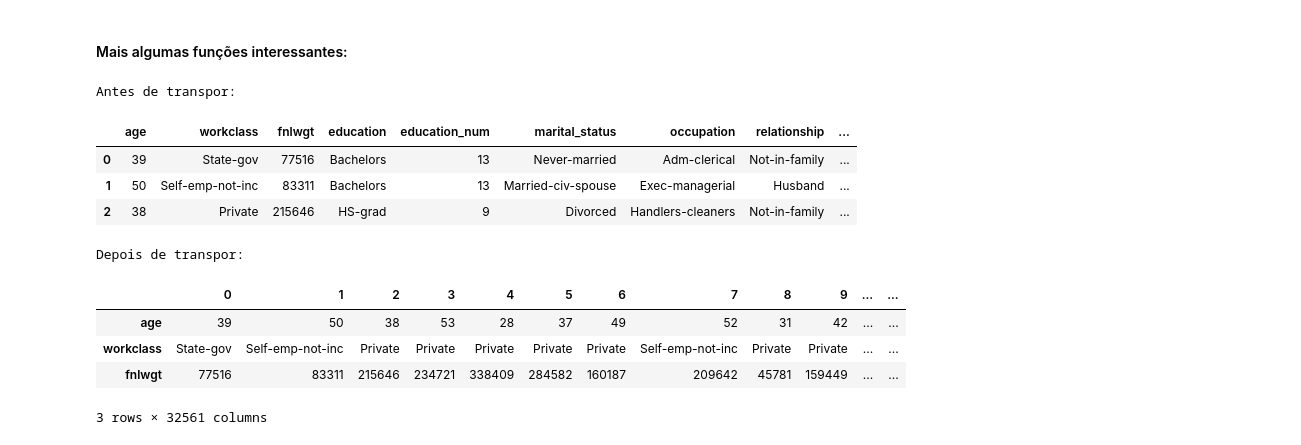
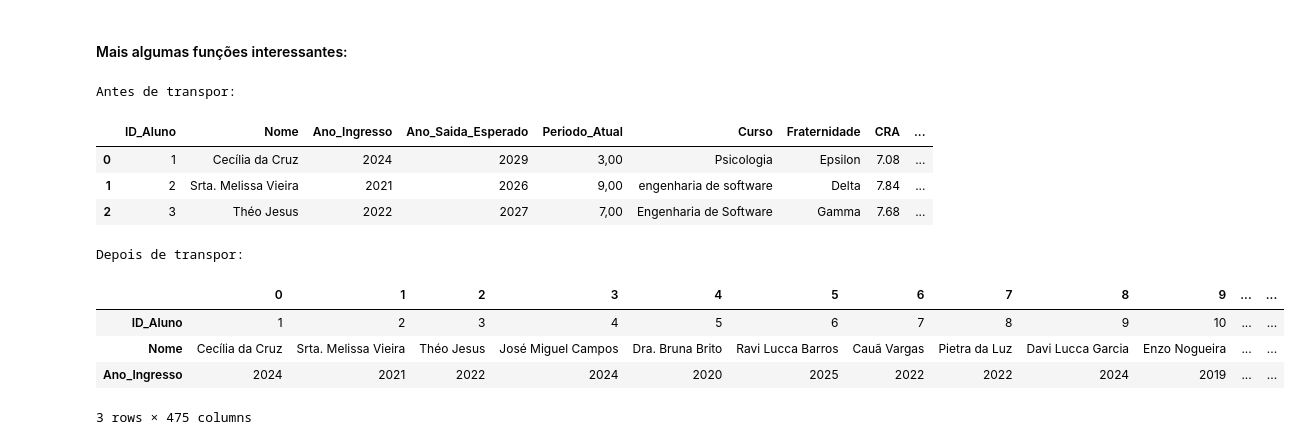
Before and after one commit to PETCC-UFRN/minicurso-ciencia-de-dados, a Jupyter notebook: aulas/Limpeza.ipynb, the cells around one changed output. Cells and saved outputs as stored; diff of their text form; code cells hidden in the pictures.

Commit message:
fix: Notebook de limpeza atualizado

```diff
--- a/aulas/Limpeza.ipynb
+++ b/aulas/Limpeza.ipynb
@@ -124,0 +109,10 @@ df['species'] = df['species'].map({0: 'setosa', 1: 'versicolor', 2: 'virginica'}
+# %%
+# Importando as bibliotecas necessárias para a manipulação dos nossos dados
+import pandas as pd
+import numpy as np
+
+# O comando gdown serve apenas para baixar arquivos do Google Drive a partir do seu ID.
+!gdown 1IjWS5KSZSFzQS7jgOd8JztXgFRYGJxI9
+
+# A função read_csv recebe o caminho de um arquivo CSV e gera um DataFrame com aqueles dados.
+df = pd.read_csv('dataset_exemplos_sujo.csv')
@@ -378,0 +321,4 @@ Dataframe alterado:
+# %%
+# Criando uma coluna nova
+df['coluna nova'] = df['ID_Aluno'] + 1
+display(df.head())
@@ -378,0 +332,3 @@ Dataframe alterado:
+# %%
+df.drop(columns=['coluna nova'], inplace=True)
+display(df.head())
@@ -385,20 +345,0 @@ Para isso, usamos a função read_csv().
-# %%
-# URL do dataset original (sem cabeçalhos)
-url = "https://archive.ics.uci.edu/ml/machine-learning-databases/adult/adult.data"
-
-# Nomes das colunas conforme a descrição oficial do UCI
-colunas = [
-    'age', 'workclass', 'fnlwgt', 'education', 'education_num',
-    'marital_status', 'occupation', 'relationship', 'race', 'sex',
-    'capital_gain', 'capital_loss', 'hours_per_week', 'native_country', 'income'
-]
-
-# Função read_csv():
-  # Carrega um csv.
-  # 1. Parâmetro: arquivo .csv
-  # 2. Parâmetro: fala pro Pandas qual é a forma dos valores faltantes da base
-  # 3. Parâmetro: pula uma linha inicial do arquivo (vazia)
-df = pd.read_csv(url, names=colunas, na_values='?', skipinitialspace=True)
-
-# Mostrar as primeiras linhas
-display(df.head())
@@ -462,21 +405,20 @@ memory usage: 3.7+ MB
 # %%
 # Função transpose():
   # Transpõe os dados (inverte linhas e colunas)
-df = pd.read_csv(url, names=colunas, na_values='?', skipinitialspace=True)
 print("Antes de transpor:")
 display(df.head(3))
-df = df.transpose()
+df_transposto = df.transpose()
 print("\nDepois de transpor:")
-display(df.head(3))
+display(df_transposto.head(3))
 # %% [output]
 Antes de transpor:
-|  | age | workclass | fnlwgt | education | education_num | marital_status | occupation | relationship | ... |
-| 0 | 39 | State-gov | 77516 | Bachelors | 13 | Never-married | Adm-clerical | Not-in-family | ... |
-| 1 | 50 | Self-emp-not-inc | 83311 | Bachelors | 13 | Married-civ-spouse | Exec-managerial | Husband | ... |
-| 2 | 38 | Private | 215646 | HS-grad | 9 | Divorced | Handlers-cleaners | Not-in-family | ... |
+|  | ID_Aluno | Nome | Ano_Ingresso | Ano_Saida_Esperado | Periodo_Atual | Curso | Fraternidade | CRA | ... |
+| 0 | 1 | Cecília da Cruz | 2024 | 2029 | 3,00 | Psicologia | Epsilon | 7.08 | ... |
+| 1 | 2 | Srta. Melissa Vieira | 2021 | 2026 | 9,00 | engenharia de software | Delta | 7.84 | ... |
+| 2 | 3 | Théo Jesus | 2022 | 2027 | 7,00 | Engenharia de Software | Gamma | 7.68 | ... |
 Depois de transpor:
 |  | 0 | 1 | 2 | 3 | 4 | 5 | 6 | 7 | 8 | 9 | ... | ... |
-| age | 39 | 50 | 38 | 53 | 28 | 37 | 49 | 52 | 31 | 42 | ... | ... |
-| workclass | State-gov | Self-emp-not-inc | Private | Private | Private | Private | Private | Self-emp-not-inc | Private | Private | ... | ... |
-| fnlwgt | 77516 | 83311 | 215646 | 234721 | 338409 | 284582 | 160187 | 209642 | 45781 | 159449 | ... | ... |
+| ID_Aluno | 1 | 2 | 3 | 4 | 5 | 6 | 7 | 8 | 9 | 10 | ... | ... |
+| Nome | Cecília da Cruz | Srta. Melissa Vieira | Théo Jesus | José Miguel Campos | Dra. Bruna Brito | Ravi Lucca Barros | Cauã Vargas | Pietra da Luz | Davi Lucca Garcia | Enzo Nogueira | ... | ... |
+| Ano_Ingresso | 2024 | 2021 | 2022 | 2024 | 2020 | 2025 | 2022 | 2022 | 2024 | 2019 | ... | ... |
-3 rows × 32561 columns
+3 rows × 475 columns
```
Also changed, not shown: parts of 50 cells of this notebook.
